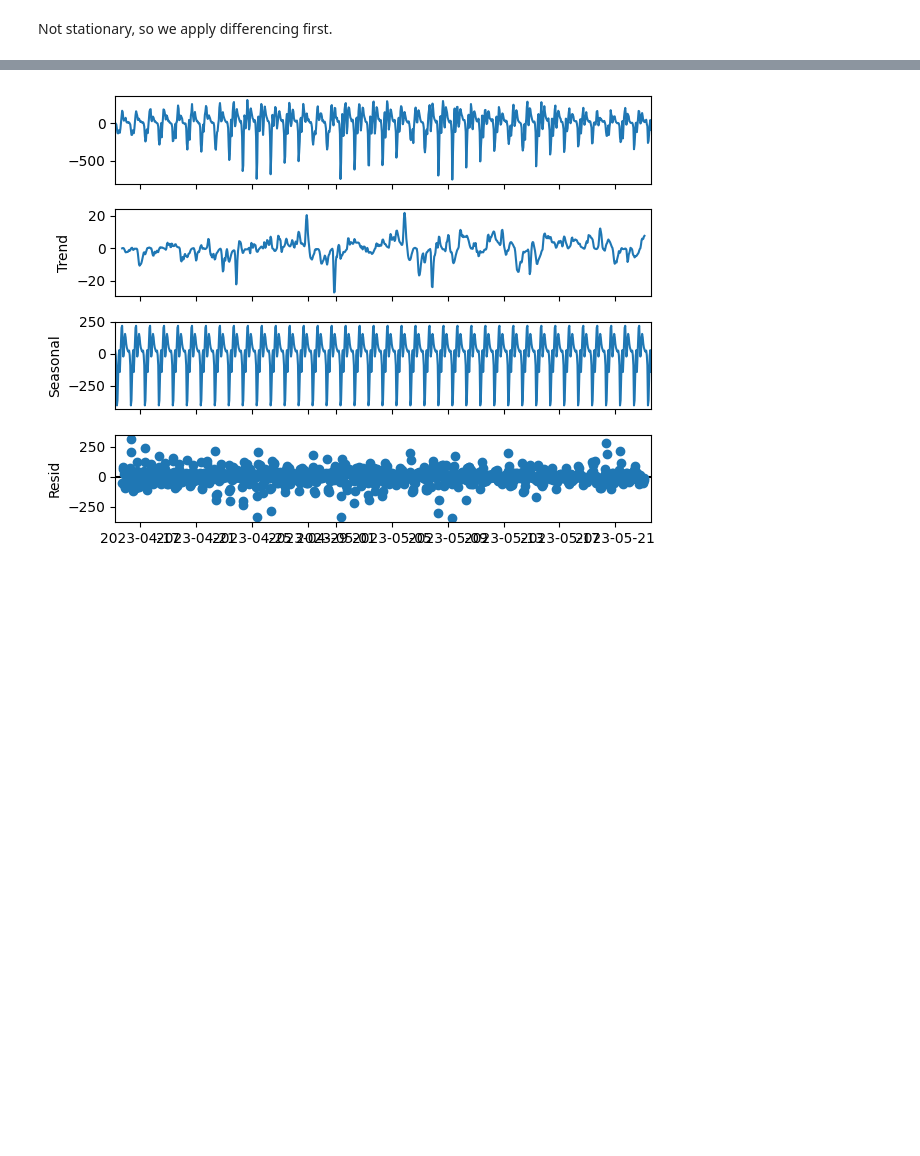
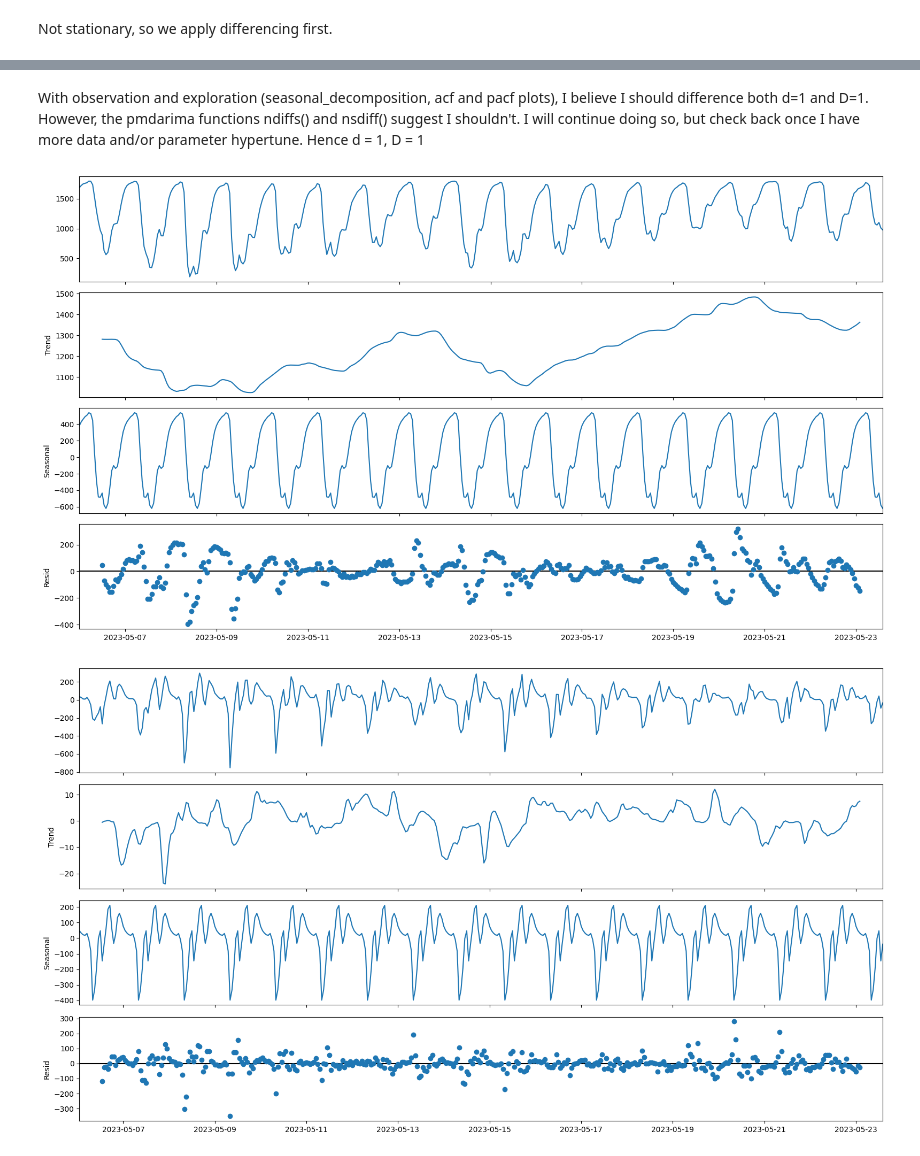
Before and after one commit to Berat03/forecasting_occupancy, a Jupyter notebook: data_explore.ipynb, the cells around one changed output, grey strips where cells are left out. Saved outputs shown, nothing was run; the diff lists cells and outputs as text; code cells hidden in the pictures; blank space fills up the shorter version.

Commit message:
more progress, inconsistent conclusions with pmdarima functions

```diff
--- a/data_explore.ipynb
+++ b/data_explore.ipynb
@@ -12,6 +12,6 @@ from statsmodels.tsa.seasonal import seasonal_decompose
 # %%
 df = pre_process(csv_data_file_path='./Data/bbtable_data.csv', resample_period='H')
-df = df.iloc[700:-1300] # Last values are empty for the holidays, so barely any attendance (ignore due to small data size)
+df = df.iloc[800:-1300] # Last values are empty for the holidays, so barely any attendance (ignore due to small data size)
 # %%
 print(adfuller(df))
 # Statistically test for stationary (weak) data, as prerequisite for ARIMA
@@ -49,0 +47,10 @@ Note: we only did 1 differencing, so d = 1
+# %%
+print(pmd.arima.ndiffs(df))
+df_diff_season = df.diff(24)
+df_diff_season = df_diff_season.dropna()
+df_diff_season.plot()
+df_diff.plot()
+plt.show()
+print(adfuller(df))
+print(adfuller(df_diff_season))
+# From ADT test we can determine that a differencing with a lag of m=24 will make our data stationary. So we have D = 1
@@ -50,7 +63,22 @@ Note: we only did 1 differencing, so d = 1
+# %% [markdown]
+With observation and exploration (seasonal_decomposition, acf and pacf plots), I believe I should difference both d=1 and D=1. However, the pmdarima functions ndiffs() and nsdiff() suggest I shouldn't. I will continue doing so, but check back once I have more data and/or parameter hypertune.
+Hence d = 1, D = 1
 # %%
-seasonal_decompose(df_diff).plot()
+fig = seasonal_decompose(df).plot()
+fig.set_size_inches((16, 9))
+fig.tight_layout()
+
+fig2 = seasonal_decompose(df_diff).plot()
+fig2.set_size_inches((16, 9))
+fig2.tight_layout()
+plt.show()
+
+fig2 = seasonal_decompose(df_diff_season).plot()
+fig2.set_size_inches((16, 9))
+fig2.tight_layout()
 plt.show()
 # Data visually seems to follow stationary patterns
 # Very strong seasonal component, (S)ARIMA
 # %% [output]
-[figure, old version]
+[figure, new version]
+[figure, added]
```
Also changed, not shown: parts of 11 cells of this notebook.
